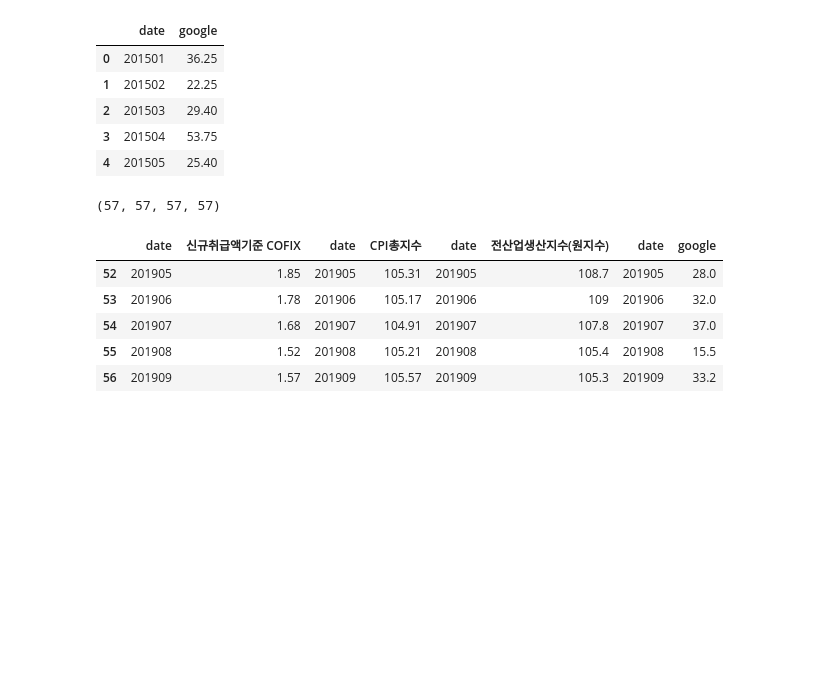
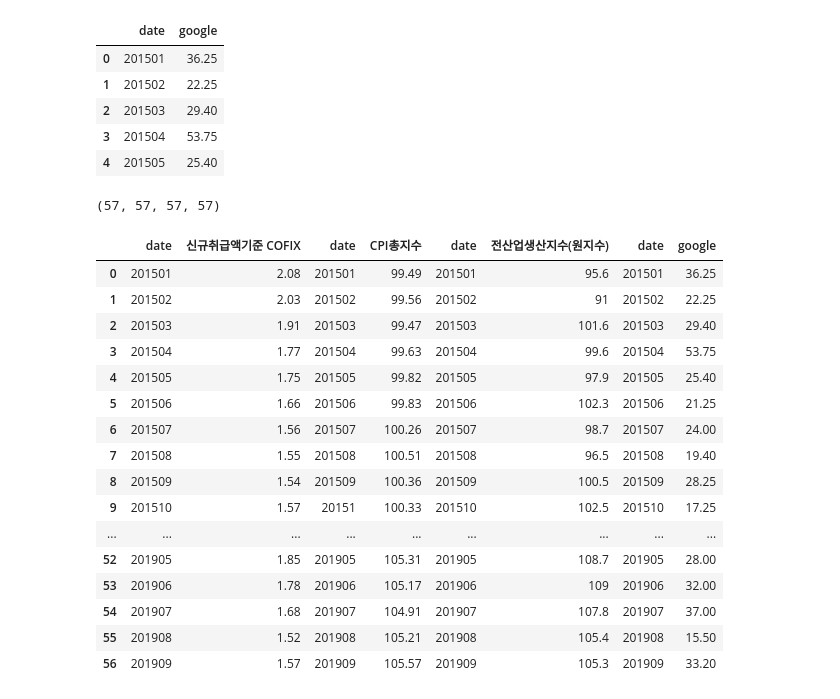
Before and after one commit to trhgu/EDA_project, a Jupyter notebook: Price_of_Apt.ipynb, the cells around one changed output. Drawn from its saved outputs; the diff is of its cells as text; code cells hidden in the pictures; blank space fills up the shorter version.

```diff
--- a/Price_of_Apt.ipynb
+++ b/Price_of_Apt.ipynb
@@ -202,5 +212,7 @@ cpi= pd.read_csv(
  "cpi.csv", encoding='euc-kr',header=0
 )
 cpi_df=cpi[["기간","총지수"]]
-cpi_df.tail()
+cpi_df["기간"]=(cpi_df["기간"]*100)
+cpi_df.columns=["date",'CPI총지수'] #칼럼명 바꾸기
+cpi_df
 # %% [output]
@@ -213,9 +236,8 @@ cpi_df.tail()
 # %%
-#날짜(기간) 형식 맞추기
-cpi_df['기간']=cpi_df['기간'].astype("str")
-cpi_df['기간']=cpi_df['기간'].apply(lambda x: x.replace(".",""))
-cpi_df.sort_values(["기간"], ascending=True,inplace=True)
-cpi_df.columns=["date",'CPI총지수'] #칼럼명 바꾸기
-cpi_df.tail()
+# #날짜(기간) 형식 맞추기
+cpi_df['date']=cpi_df['date'].astype('int')
+cpi_df['date']=cpi_df['date'].astype('str')
+cpi_df.sort_values(["date"], ascending=True,inplace=True)
+cpi_df
 # %% [output]
 |  | date | CPI총지수 |
@@ -295,14 +337,25 @@ len(cofix_df),len(cpi_df), len(iaip_df), len(google_1)
 # %%
 #방법1 오름차순 정렬된 df들을 가로로 concat
 add_df=pd.concat([cofix_df,cpi_df,iaip_df,google_1], axis=1)
-add_df.tail()
+add_df
 # %% [output]
 |  | date | 신규취급액기준 COFIX | date | CPI총지수 | date | 전산업생산지수(원지수) | date | google |
-| 52 | 201905 | 1.85 | 201905 | 105.31 | 201905 | 108.7 | 201905 | 28.0 |
-| 53 | 201906 | 1.78 | 201906 | 105.17 | 201906 | 109 | 201906 | 32.0 |
-| 54 | 201907 | 1.68 | 201907 | 104.91 | 201907 | 107.8 | 201907 | 37.0 |
-| 55 | 201908 | 1.52 | 201908 | 105.21 | 201908 | 105.4 | 201908 | 15.5 |
-| 56 | 201909 | 1.57 | 201909 | 105.57 | 201909 | 105.3 | 201909 | 33.2 |
+| 0 | 201501 | 2.08 | 201501 | 99.49 | 201501 | 95.6 | 201501 | 36.25 |
+| 1 | 201502 | 2.03 | 201502 | 99.56 | 201502 | 91 | 201502 | 22.25 |
+| 2 | 201503 | 1.91 | 201503 | 99.47 | 201503 | 101.6 | 201503 | 29.40 |
+| 3 | 201504 | 1.77 | 201504 | 99.63 | 201504 | 99.6 | 201504 | 53.75 |
+| 4 | 201505 | 1.75 | 201505 | 99.82 | 201505 | 97.9 | 201505 | 25.40 |
+| 5 | 201506 | 1.66 | 201506 | 99.83 | 201506 | 102.3 | 201506 | 21.25 |
+| 6 | 201507 | 1.56 | 201507 | 100.26 | 201507 | 98.7 | 201507 | 24.00 |
+| 7 | 201508 | 1.55 | 201508 | 100.51 | 201508 | 96.5 | 201508 | 19.40 |
+| 8 | 201509 | 1.54 | 201509 | 100.36 | 201509 | 100.5 | 201509 | 28.25 |
+| 9 | 201510 | 1.57 | 20151 | 100.33 | 201510 | 102.5 | 201510 | 17.25 |
+| ... | ... | ... | ... | ... | ... | ... | ... | ... |
+| 52 | 201905 | 1.85 | 201905 | 105.31 | 201905 | 108.7 | 201905 | 28.00 |
+| 53 | 201906 | 1.78 | 201906 | 105.17 | 201906 | 109 | 201906 | 32.00 |
+| 54 | 201907 | 1.68 | 201907 | 104.91 | 201907 | 107.8 | 201907 | 37.00 |
+| 55 | 201908 | 1.52 | 201908 | 105.21 | 201908 | 105.4 | 201908 | 15.50 |
+| 56 | 201909 | 1.57 | 201909 | 105.57 | 201909 | 105.3 | 201909 | 33.20 |
 # %%
 #방법2 merge (reduce함수로 누적해서 두개씩 merge)
 from functools import reduce
```
Also changed, not shown: parts of 17 cells of this notebook.
